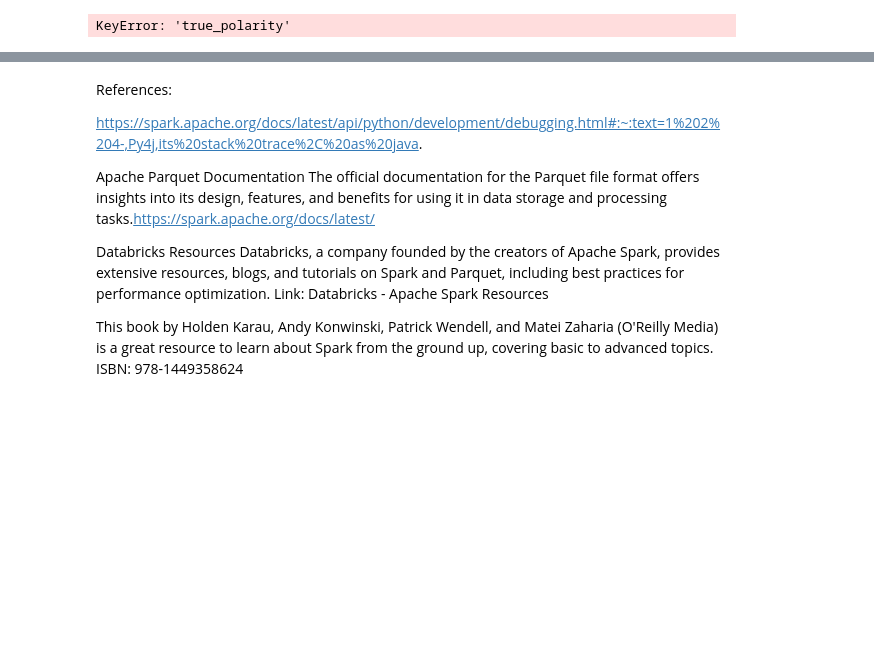
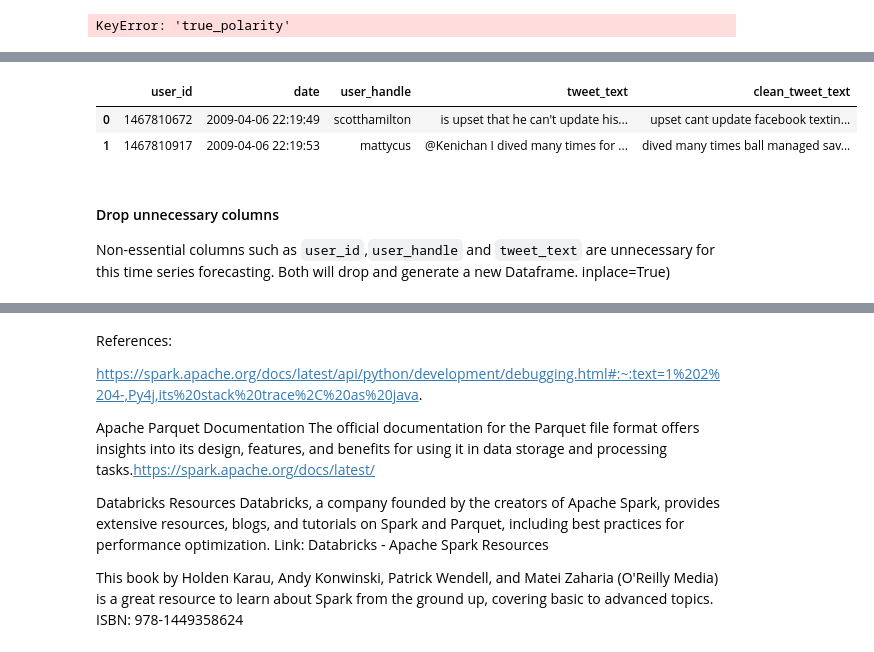
Before and after one commit to rosilenedasilva/twitter_sentiment_analysis_time_series_pyspark_mysql_ipynb, a Jupyter notebook: Integrated_CA2MScDA_ BD_ADA_V2.ipynb, the cells around one changed output, grey strips where cells are left out. Saved outputs shown, nothing was run; the diff lists cells and outputs as text; code cells hidden in the pictures; blank space fills up the shorter version.

```diff
--- a/Integrated_CA2MScDA_ BD_ADA_V2.ipynb
+++ b/Integrated_CA2MScDA_ BD_ADA_V2.ipynb
@@ -1123,7 +1122,7 @@ def clean_text(text):
     text = text.lower().strip()  # Convert to lower case and strip whitespaces
     return text
 
-twitter_df['clean_tweet_text'] = twitter_df['tweet_text'].apply(clean_text)
+temp_df['clean_tweet_text'] = temp_df['tweet_text'].apply(clean_text)
 # %% [markdown]
 #### TextBlob to add sentiment scores to the DataFrame.
 TextBlob is a Python library for natural language processing (NLP). It uses NLTK (Natural Language Toolkit). When given a sentence, it returns two results: polarity and subjectivity.
@@ -1135,10 +1134,10 @@ from textblob import TextBlob
 def get_sentiment(text):
     return TextBlob(text).sentiment.polarity
 
-twitter_df['sentiment'] = twitter_df['clean_tweet_text'].apply(get_sentiment)
+temp_df['sentiment'] = temp_df['clean_tweet_text'].apply(get_sentiment)
 
 # Display the columns 'tweet_text', 'sentiment', and 'clean_tweet_text'
-twitter_df[['tweet_text', 'sentiment', 'clean_tweet_text']].head(5)
+temp_df[['tweet_text', 'sentiment', 'clean_tweet_text']].head(5)
 # %% [output]
 |  | tweet_text | sentiment | clean_tweet_text |
 | 0 | is upset that he can't update his... | 0.000 | is upset that he cant update his ... |
@@ -1311,10 +1313,10 @@ def get_vader_sentiment(text):
     return sia.polarity_scores(text)['compound']
 
 # The function to calculate sentiment scores for each tweet.
-twitter_df['vader_sentiment'] = twitter_df['cleaned_text'].apply(get_vader_sentiment)
+vader_df['vader_sentiment'] = vader_df['cleaned_text'].apply(get_vader_sentiment)
 
 # Display the first few rows to check the sentiment scores results
-print(twitter_df[['cleaned_text', 'vader_sentiment']].head(5))
+print(vader_df[['cleaned_text', 'vader_sentiment']].head(5))
 # %% [output]
                                         cleaned_text  vader_sentiment
 0  is upset that he can't update his Facebook by ...          -0.7500
@@ -1336,6 +1338,6 @@ def categorize_sentiment(score):
         return 'neutral'
 
 # Apply the categorization function
-twitter_df['predicted_sentiment'] = twitter_df['vader_sentiment'].apply(categorize_sentiment)
+vader_df['predicted_sentiment'] = vader_df['vader_sentiment'].apply(categorize_sentiment)
 # %%
 # Display the first few rows of the DataFrame to review the results
@@ -1589,0 +1434,30 @@ https://pub.aimind.so/a-comprehensive-guide-to-text-preprocessing-for-twitter-da
+# %%
+import pandas as pd
+import re
+import emoji
+from nltk.corpus import stopwords
+from nltk.tokenize import word_tokenize
+
+# Create a copy of the DataFrame
+new_twitter_df = twitter_df.copy()
+
+# Download nltk's stopword list
+import nltk
+nltk.download('stopwords')
+nltk.download('punkt')
+
+stop_words = set(stopwords.words('english'))
+
+def clean_text(text):
+    text = text.lower()  # Lowercase text
+    text = re.sub(r'http\S+|www\S+|https\S+', '', text)  # Remove URLs
+    text = re.sub(r'\@\w+|\#', '', text)  # Remove mentions and hashtags
+    text = emoji.demojize(text)           # Convert emojis to text
+    text = re.sub(r'[^\w\s]', '', text)   # Remove punctuation
+    text = re.sub(r'\b\d+\b', '', text)   # Remove numbers
+    text = ' '.join(word for word in text.split() if word not in stop_words)  # Remove stopwords
+    return text
+
+new_twitter_df['clean_tweet_text'] = new_twitter_df['tweet_text'].apply(clean_text)
+new_twitter_df.head(2)
+# %% [output]
@@ -1589,0 +1470,6 @@ https://pub.aimind.so/a-comprehensive-guide-to-text-preprocessing-for-twitter-da
+|  | user_id | date | user_handle | tweet_text | clean_tweet_text |
+| 0 | 1467810672 | 2009-04-06 22:19:49 | scotthamilton | is upset that he can't update his... | upset cant update facebook textin... |
+| 1 | 1467810917 | 2009-04-06 22:19:53 | mattycus | @Kenichan I dived many times for ... | dived many times ball managed sav... |
+# %% [markdown]
+#### Drop unnecessary columns
+Non-essential columns such as `user_id`,`user_handle` and `tweet_text` are unnecessary for this time series forecasting. Both will drop and generate a new Dataframe. inplace=True)
```
Also changed, not shown: parts of 120 cells of this notebook.
